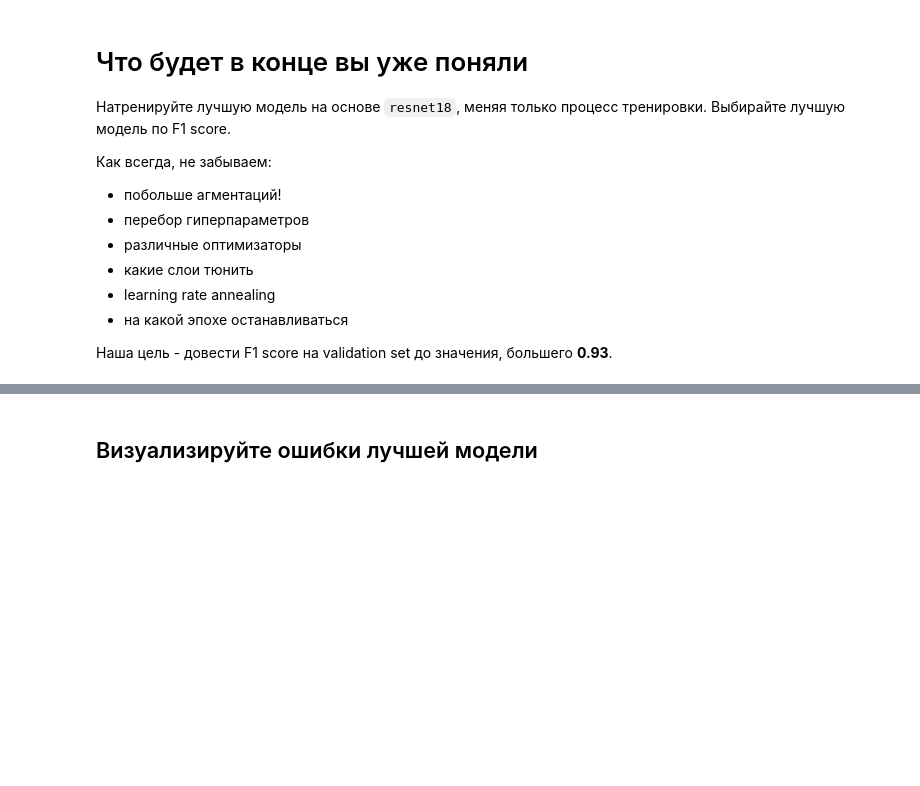
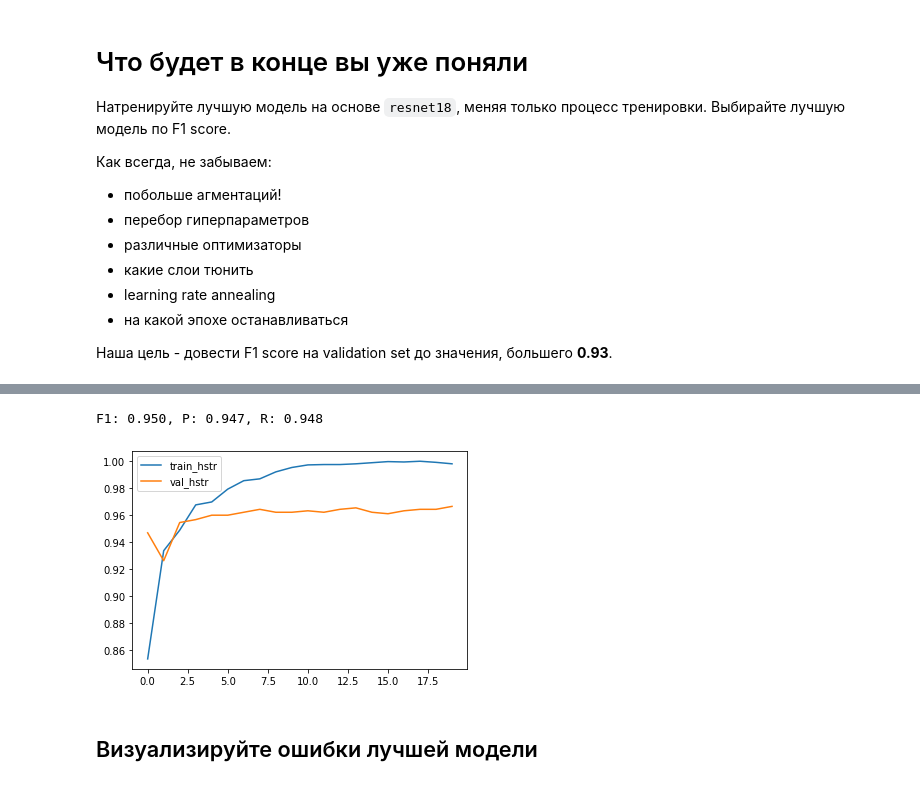
Before and after one commit to CuSynth/DL_course, a Jupyter notebook: assignments/assignment4/HotdogOrNot.ipynb, the cells around one changed output, grey strips where cells are left out. Cells and saved outputs as stored; diff of their text form; code cells hidden in the pictures; blank space fills up the shorter version.

```diff
--- a/assignments/assignment4/HotdogOrNot.ipynb
+++ b/assignments/assignment4/HotdogOrNot.ipynb
@@ -465,0 +536,12 @@ best_model = None
+# %%
+model = resnet_model
+old = list(resnet_model.parameters())[:-2]
+new = resnet_model.fc.parameters()
+loss = nn.CrossEntropyLoss()
+model = model.to(device)
+
+opt = optim.SGD([{'params': old, 'lr': 2e-4}, {'params': new, 'lr': 8.5e-4}], momentum=0.95)
+loss_history, train_history, val_history = train_model(model, train_loader, val_loader, loss, opt, 20)
+predictions, gt = evaluate_model(model, train_dataset, val_indices)
+precision, recall, f1 = binary_classification_metrics(predictions, gt)
+print("F1: %4.3f, P: %4.3f, R: %4.3f" % (f1, precision, recall))
@@ -466,9 +566,17 @@ best_model = None
 # %%
+best_model = model
 # Let's check how it performs on validation set!
-predictions, ground_truth = evaluate_model(best_model, dataset, val_indices)
+predictions, ground_truth = evaluate_model(model, train_dataset, val_indices)
 precision, recall, f1 = binary_classification_metrics(predictions, ground_truth)
 print("F1: %4.3f, P: %4.3f, R: %4.3f" % (precision, recall, f1))
 
 # TODO: Visualize training curve for the best model
+plt.plot(train_history)
+plt.plot(val_history)
+plt.gca().legend(('train_hstr', 'val_hstr'))
+plt.show()
+# %% [output]
+F1: 0.950, P: 0.947, R: 0.948
+[figure, added]
 # %% [markdown]
 ## Визуализируйте ошибки лучшей модели
```
Also changed, not shown: parts of 15 cells of this notebook.
